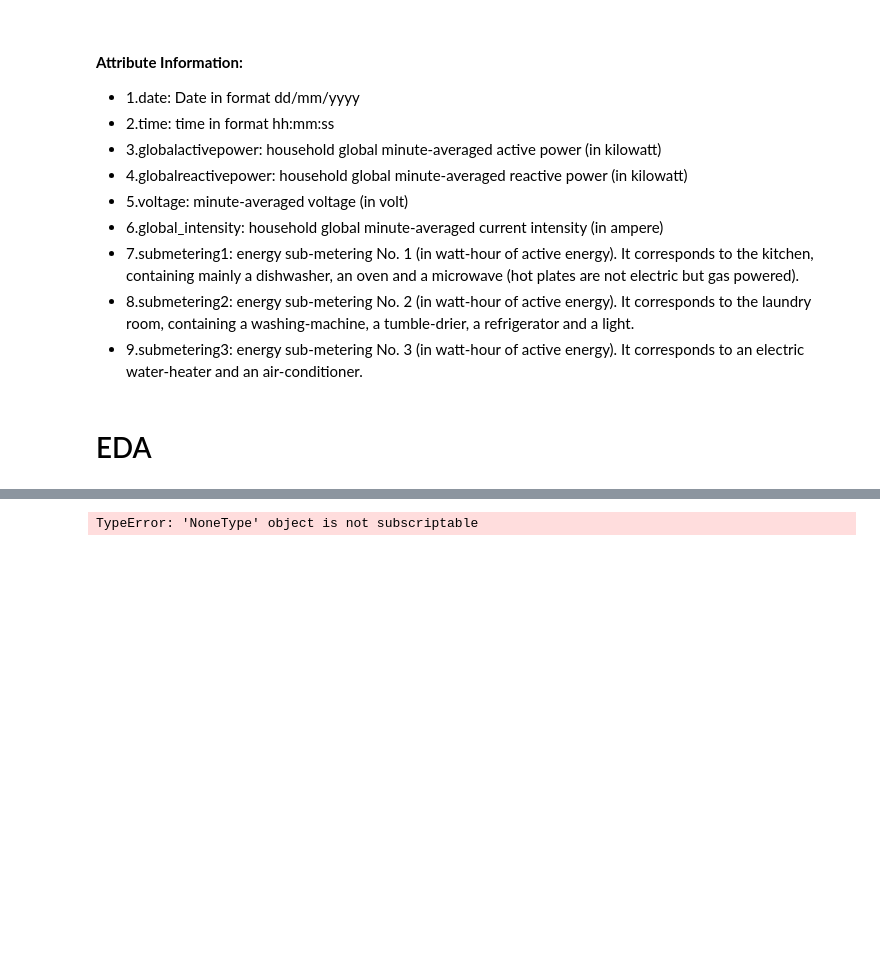
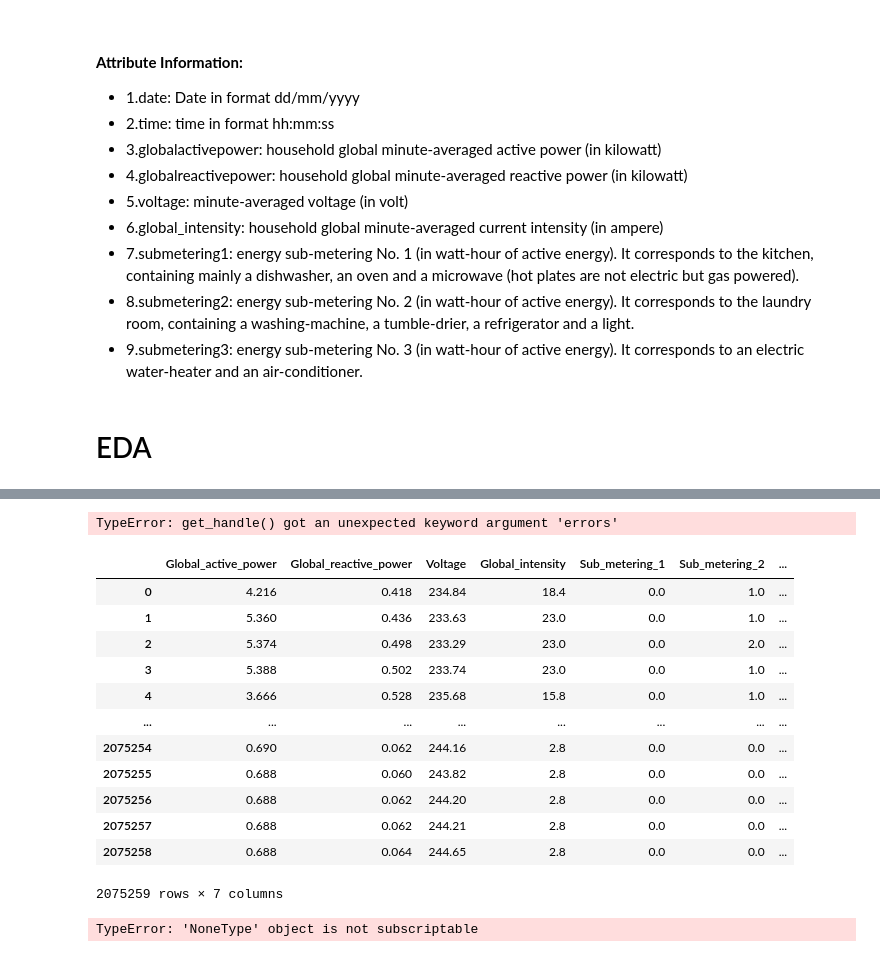
Before and after one commit to marianneSimplon/prevision_conso_energie, a Jupyter notebook: Notebook_EDA.ipynb, the cells around one changed output, grey strips where cells are left out. Saved outputs shown, nothing was run; the diff lists cells and outputs as text; code cells hidden in the pictures; blank space fills up the shorter version.

```diff
--- a/Notebook_EDA.ipynb
+++ b/Notebook_EDA.ipynb
@@ -108,3 +167,23 @@ data_KNN = pd.DataFrame(imputer.fit_transform(data), columns=data.columns)
+# %%
+data_KNN.to_csv('data/KNNhousehold_power_consumption.csv', sep='|', index=False)
+# %% [output]
+TypeError: get_handle() got an unexpected keyword argument 'errors'
+# %%
+data_KNN
+# %% [output]
+|  | Global_active_power | Global_reactive_power | Voltage | Global_intensity | Sub_metering_1 | Sub_metering_2 | ... |
+| 0 | 4.216 | 0.418 | 234.84 | 18.4 | 0.0 | 1.0 | ... |
+| 1 | 5.360 | 0.436 | 233.63 | 23.0 | 0.0 | 1.0 | ... |
+| 2 | 5.374 | 0.498 | 233.29 | 23.0 | 0.0 | 2.0 | ... |
+| 3 | 5.388 | 0.502 | 233.74 | 23.0 | 0.0 | 1.0 | ... |
+| 4 | 3.666 | 0.528 | 235.68 | 15.8 | 0.0 | 1.0 | ... |
+| ... | ... | ... | ... | ... | ... | ... | ... |
+| 2075254 | 0.690 | 0.062 | 244.16 | 2.8 | 0.0 | 0.0 | ... |
+| 2075255 | 0.688 | 0.060 | 243.82 | 2.8 | 0.0 | 0.0 | ... |
+| 2075256 | 0.688 | 0.062 | 244.20 | 2.8 | 0.0 | 0.0 | ... |
+| 2075257 | 0.688 | 0.062 | 244.21 | 2.8 | 0.0 | 0.0 | ... |
+| 2075258 | 0.688 | 0.064 | 244.65 | 2.8 | 0.0 | 0.0 | ... |
+2075259 rows × 7 columns
 # %%
 #Autre technique avec la moyenne en plus
 mean_value=gfg['Global_active_power'].mean()
```
Also changed, not shown: parts of 14 cells of this notebook, 3 other files.
